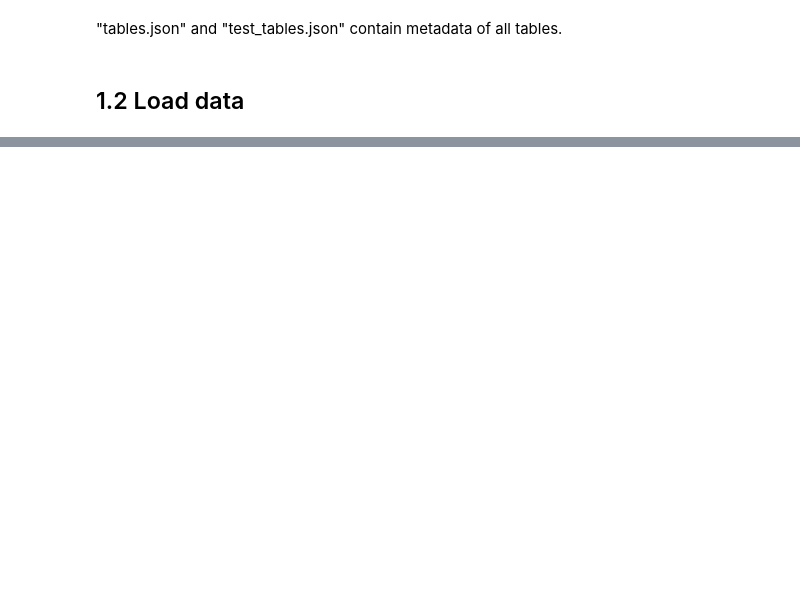
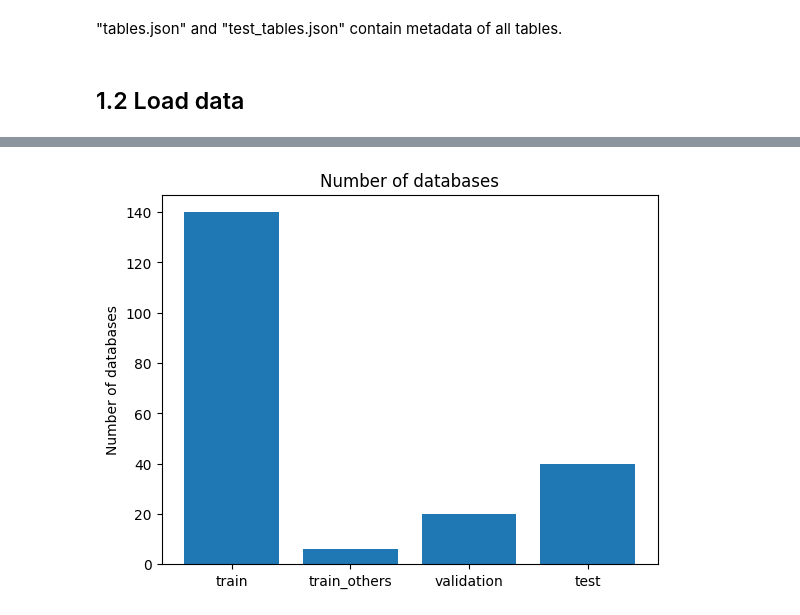
Before and after one commit to st12udent3/text-to-sql, a Jupyter notebook: model.ipynb, the cells around one changed output, grey strips where cells are left out. Drawn from its saved outputs; the diff is of its cells as text; code cells hidden in the pictures; blank space fills up the shorter version.

```diff
--- a/model.ipynb
+++ b/model.ipynb
@@ -57,0 +230,8 @@ test_table_ids = {i["db_id"] for i in test_tables}
+# %%
+# number of databases
+plt.bar(summary_df["dataset"], summary_df["number_databases"])
+plt.title("Number of databases")
+plt.ylabel("Number of databases")
+plt.show()
+# %% [output]
+[figure, added]
```
Also changed, not shown: parts of 22 cells of this notebook.
